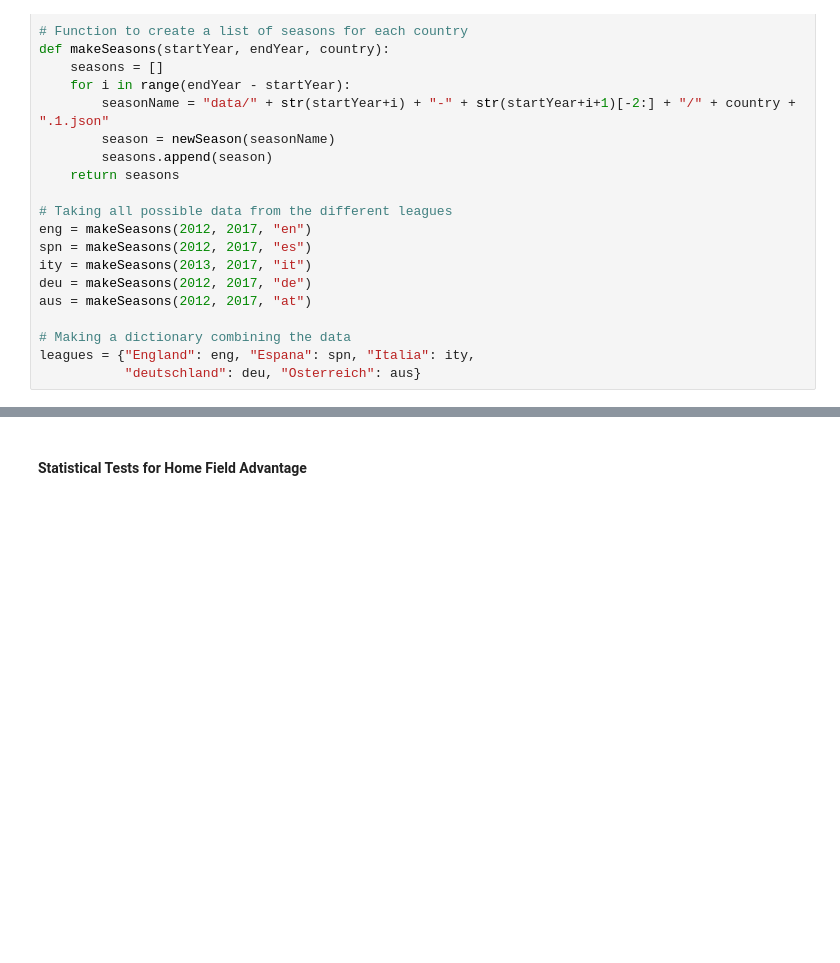
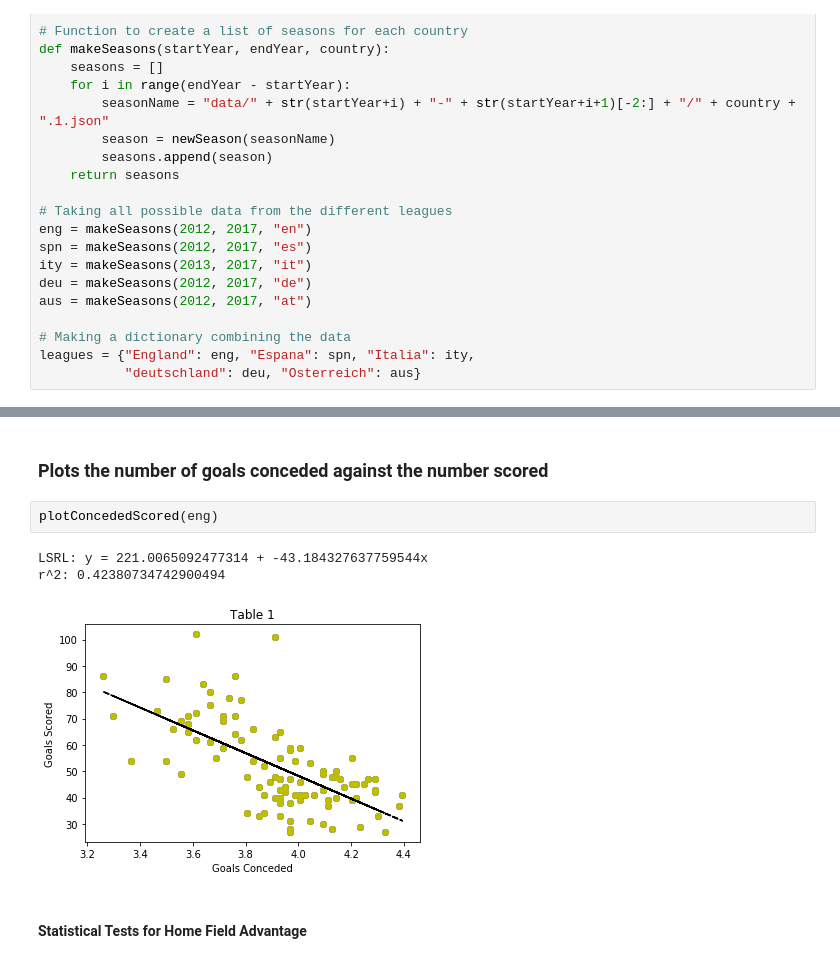
Before and after one commit to cjleggett/SoccerData, a Jupyter notebook: Soccer Data.ipynb, the cells around one changed output, grey strips where cells are left out. Cells and saved outputs as stored; diff of their text form; blank space fills up the shorter version.

```diff
--- a/Soccer Data.ipynb
+++ b/Soccer Data.ipynb
@@ -365,2 +394,10 @@ r^2: 0.7320339766378002
+# %% [markdown]
+### Plots the number of goals conceded against the number scored
+# %%
+plotConcededScored(eng)
+# %% [output]
+LSRL: y = 221.0065092477314 + -43.184327637759544x
+r^2: 0.42380734742900494
+[figure, added]
 # %% [markdown]
 #### Statistical Tests for Home Field Advantage
```
Also changed, not shown: parts of 21 cells of this notebook.
